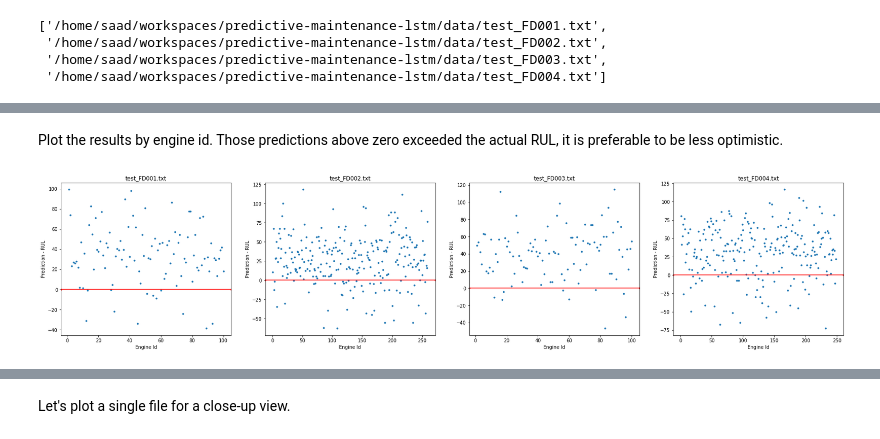
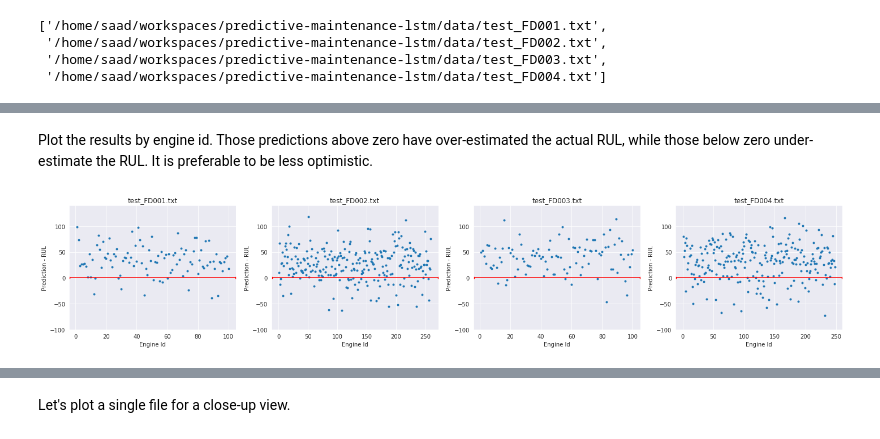
Before and after one commit to sabderra/predictive-maintenance-lstm, a Jupyter notebook: model_prediction.ipynb, the cells around one changed output, grey strips where cells are left out. Cells and saved outputs as stored; diff of their text form; code cells hidden in the pictures.

Commit message:
Notebook updates and cleanup

```diff
--- a/model_prediction.ipynb
+++ b/model_prediction.ipynb
@@ -102,10 +109,10 @@ DEVICE = "/cpu:0"
 #DEVICE = "/gpu:0"
 
 with tf.device(DEVICE):
+#    inf_model = create_model(batch_size, sequence_length, num_features, num_labels)
+#    inf_model.load_weights(model_path)
     custom_objects={'rmse':rmse}
-    inf_model = create_model(batch_size, sequence_length, num_features, num_labels)
-    inf_model.load_weights(model_path)
-#    inf_model = load_model(model_path, custom_objects=custom_objects)
+    inf_model = load_model(model_path, custom_objects=custom_objects)
 
 inf_model.summary()
 # %% [output]
@@ -169,10 +176,12 @@ for i, test_X_path in enumerate(all_test_files):
 
     results = []
 
-    for engine_id in test_df['id'].unique():
+    for engine_id in tqdm_notebook(test_df['id'].unique()):
         engine_df = test_df[ test_df['id'] == engine_id]
 
-        # Skip the engine with less then 25 for now, TODO pad
+        # The last sequence_length entries are used for the batch.
+        # Skip the engines with less then sequence_length for now.
+        # TODO support padding
         if engine_df.shape[0] > sequence_length:
             last_batch = engine_df[feature_cols].iloc[-sequence_length:].values.reshape(batch_size, sequence_length, num_features)
             rul = engine_df['RUL'].iloc[-1:].values[0]
@@ -189,18 +198,21 @@ for i, test_X_path in enumerate(all_test_files):
 # %% [markdown]
-Plot the results by engine id. Those predictions above zero exceeded the actual RUL, it is preferable to be less optimistic.
+Plot the results by engine id. Those predictions above zero have over-estimated the actual RUL, while those below zero under-estimate the RUL. It is preferable to be less optimistic.
 # %%
-fig = plt.figure(figsize=(30, 6))
+sns.set_style('darkgrid')
+
+fig = plt.figure(figsize=(20, 4))
 for i, r in enumerate(test_prediction_results):
     ax = plt.subplot(1, 4, i+1)
     # Subtract the base to show the original engine id
     ax.scatter(r[:,0] - data_util.path_to_id_base(all_test_files[i]), r[:,3], marker='.',)
-
+    ax.set_ylim(-100, 140)
     ax.set_xlabel("Engine Id")
     ax.set_ylabel("Prediction - RUL")
     ax.set_title(os.path.basename(all_test_files[i]))
 
     ax.axhline(y=0, color='r', marker='.')
 
+plt.tight_layout()
 plt.show()
 # %% [output]
-[figure, old version]
+[figure, new version]
```
Also changed, not shown: parts of 15 cells of this notebook, 1 other file.
